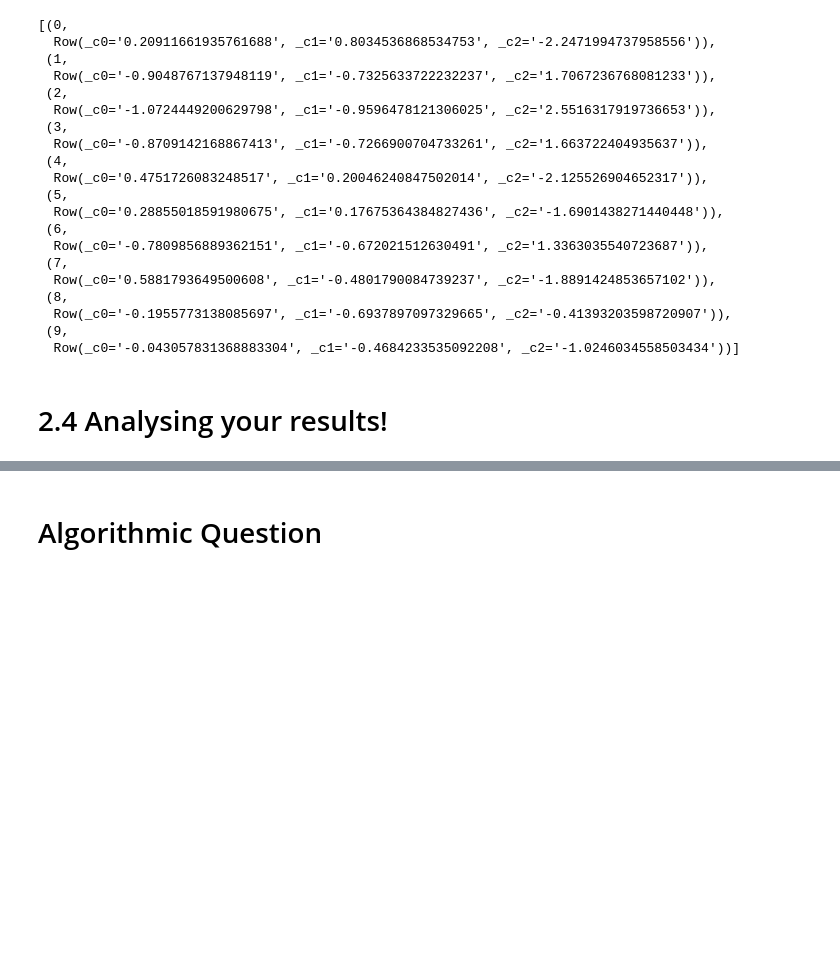
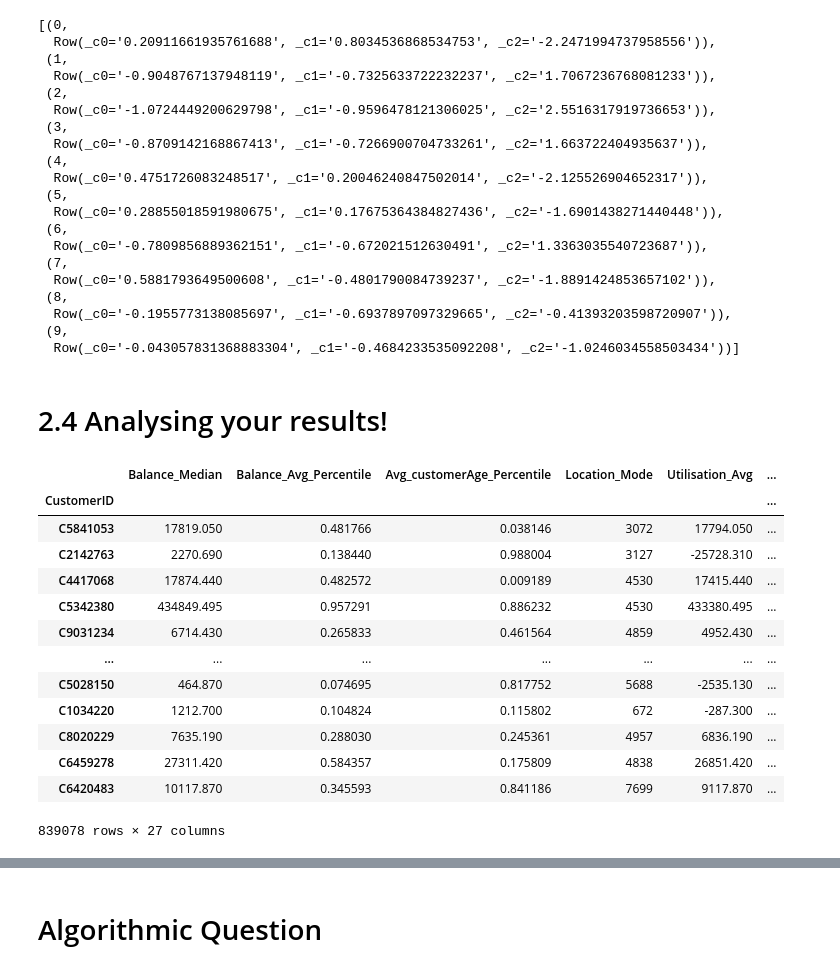
Before and after one commit to Sottix99/ADM-HW4, a Jupyter notebook: main_ale.ipynb, the cells around one changed output, grey strips where cells are left out. Drawn from its saved outputs; the diff is of its cells as text; code cells hidden in the pictures; blank space fills up the shorter version.

```diff
--- a/main_ale.ipynb
+++ b/main_ale.ipynb
@@ -938,0 +949,28 @@ dataset = pd.read_csv(r'/content/drive/MyDrive/adm hw4/Final_df.csv')
+# %%
+cleanup_g = {"Gender_Mode" : {'F':0, 'M':1}}
+# %%
+dataset.Location_Mode = pd.Categorical(dataset.Location_Mode)
+dataset['Location_Mode'] = dataset.Location_Mode.cat.codes
+# %%
+dataset.Generation = pd.Categorical(dataset.Generation)
+dataset['Generation'] = dataset.Generation.cat.codes
+# %%
+dataset = dataset.replace(cleanup_g)
+# %%
+dataset.dropna(inplace=True)
+dataset
+# %% [output]
+|  | Balance_Median | Balance_Avg_Percentile | Avg_customerAge_Percentile | Location_Mode | Utilisation_Avg | ... |
+| CustomerID |  |  |  |  |  | ... |
+| C5841053 | 17819.050 | 0.481766 | 0.038146 | 3072 | 17794.050 | ... |
+| C2142763 | 2270.690 | 0.138440 | 0.988004 | 3127 | -25728.310 | ... |
+| C4417068 | 17874.440 | 0.482572 | 0.009189 | 4530 | 17415.440 | ... |
+| C5342380 | 434849.495 | 0.957291 | 0.886232 | 4530 | 433380.495 | ... |
+| C9031234 | 6714.430 | 0.265833 | 0.461564 | 4859 | 4952.430 | ... |
+| ... | ... | ... | ... | ... | ... | ... |
+| C5028150 | 464.870 | 0.074695 | 0.817752 | 5688 | -2535.130 | ... |
+| C1034220 | 1212.700 | 0.104824 | 0.115802 | 672 | -287.300 | ... |
+| C8020229 | 7635.190 | 0.288030 | 0.245361 | 4957 | 6836.190 | ... |
+| C6459278 | 27311.420 | 0.584357 | 0.175809 | 4838 | 26851.420 | ... |
+| C6420483 | 10117.870 | 0.345593 | 0.841186 | 7699 | 9117.870 | ... |
+839078 rows × 27 columns
```
Also changed, not shown: parts of 22 cells of this notebook.
